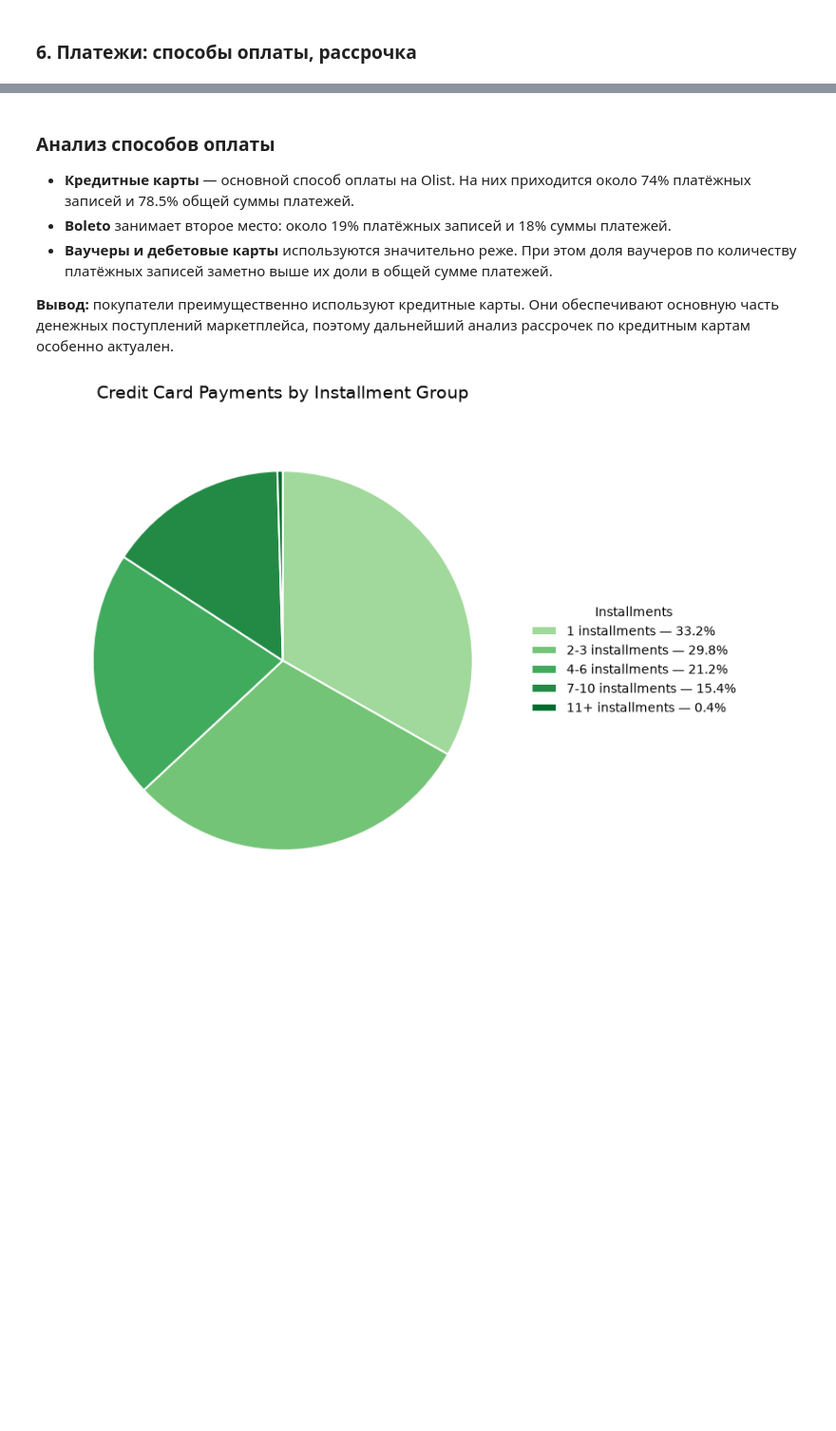
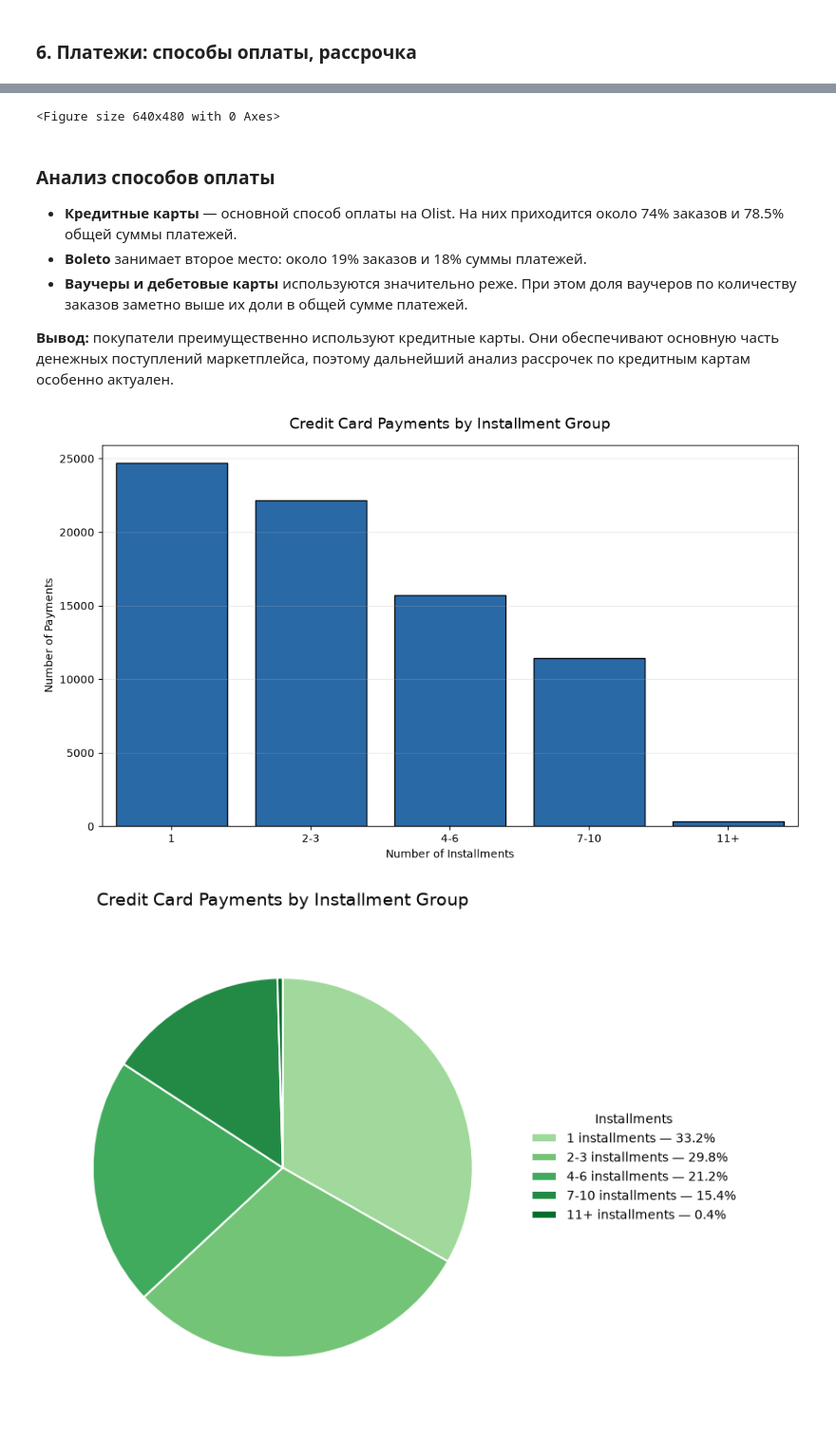
Before and after one commit to radmirmudarisov77-sketch/olist-ecommerce-sql-analysis, a Jupyter notebook: notebooks/02_eda.ipynb, the cells around one changed output, grey strips where cells are left out. Shown at 95% size. Cells and saved outputs as stored; diff of their text form; code cells hidden in the pictures; blank space fills up the shorter version.

```diff
--- a/notebooks/02_eda.ipynb
+++ b/notebooks/02_eda.ipynb
@@ -327,31 +327,28 @@ WITH seller_orders AS (
         SUM(i.price) AS revenue_without_freight,
         SUM(i.price + i.freight_value) AS revenue_with_freight,
         MAX(
-            CASE WHEN d.carrier_date_invalid IS NOT TRUE
-                  AND d.order_delivered_carrier_date IS NOT NULL
-                 THEN (i.shipping_limit_date < d.order_delivered_carrier_date)::int
-            END
+            (i.shipping_limit_date < d.order_delivered_carrier_date)::int
         ) AS carrier_late,
         (MAX(d.order_estimated_delivery_date) <
          MAX(d.order_delivered_customer_date))::int AS customer_late
     FROM order_items i
     JOIN orders_delivered d
         ON d.order_id = i.order_id
+    WHERE d.order_delivered_carrier_date IS NOT NULL
     GROUP BY i.seller_id, i.order_id
 ),
 reviews AS (
     SELECT
         order_id,
         AVG(review_score) AS review_score
-    FROM order_reviews_clean
+    FROM order_reviews
     GROUP BY order_id
 )
 SELECT
-    so.seller_id,
     SUM(so.revenue_without_freight) AS revenue_without_freight,
     SUM(so.revenue_with_freight) AS revenue_with_freight,
     COUNT(*) AS orders,
-    SUM(so.revenue_without_freight) / count(*) as aov,
+    SUM(so.revenue_without_freight) / count(*) as AOV,
     AVG(so.carrier_late) AS carrier_late_share,
     AVG(so.customer_late) AS customer_late_share,
     AVG(r.review_score) AS avg_review_score
@@ -671,20 +689,16 @@ fig.update_layout(
     height=550
 )
 
-# Plotly is a separate graphics library: plt.savefig() does not save this figure.
-# Interactive HTML export works without extra packages.
-fig.write_html("../images/distr_pay_methods.html")
-try:
-    fig.write_image("../images/distr_pay_methods.png")
-except (ImportError, ValueError, RuntimeError) as exc:
-    print("PNG export requires Plotly's Kaleido image renderer:", exc)
+plt.savefig("../images/distr_pay_methods.png", dpi=150, bbox_inches="tight")
 fig.show()
+# %% [output]
+<Figure size 640x480 with 0 Axes>
 # %% [markdown]
 ### Анализ способов оплаты
 
-- **Кредитные карты** — основной способ оплаты на Olist. На них приходится около 74% платёжных записей и 78.5% общей суммы платежей.
-- **Boleto** занимает второе место: около 19% платёжных записей и 18% суммы платежей.
-- **Ваучеры и дебетовые карты** используются значительно реже. При этом доля ваучеров по количеству платёжных записей заметно выше их доли в общей сумме платежей.
+- **Кредитные карты** — основной способ оплаты на Olist. На них приходится около 74% заказов и 78.5% общей суммы платежей.
+- **Boleto** занимает второе место: около 19% заказов и 18% суммы платежей.
+- **Ваучеры и дебетовые карты** используются значительно реже. При этом доля ваучеров по количеству заказов заметно выше их доли в общей сумме платежей.
 
 **Вывод:** покупатели преимущественно используют кредитные карты. Они обеспечивают основную часть денежных поступлений маркетплейса, поэтому дальнейший анализ рассрочек по кредитным картам особенно актуален.
 # %%
@@ -702,7 +716,6 @@ FROM order_payments p
 JOIN orders_delivered d
     ON p.order_id = d.order_id
 WHERE p.payment_type = 'credit_card'
-  AND p.payment_installments >= 1
 GROUP BY p.payment_installments
 ORDER BY installments
 """, engine)
@@ -726,33 +739,35 @@ grouped_installments = (
     )
 )
 
 order = ['1', '2-3', '4-6', '7-10', '11+']
 grouped_installments['installment_group'] = pd.Categorical(
     grouped_installments['installment_group'],
     categories=order,
     ordered=True
 )
 
 grouped_installments = grouped_installments.sort_values('installment_group')
 
 plt.figure(figsize=(10, 6))
 
 sns.barplot(
     data=grouped_installments,
     x='installment_group',
     y='payments_cnt',
     color='#146ABB',
     edgecolor='black'
 )
 
 plt.title('Credit Card Payments by Installment Group', fontsize=14, pad=15)
 plt.xlabel('Number of Installments')
 plt.ylabel('Number of Payments')
 plt.grid(axis='y', alpha=0.25)
 
 plt.tight_layout()
 plt.savefig("../images/cc_inst_group_count.png", dpi=150, bbox_inches="tight")
 plt.show()
+# %% [output]
+[figure, added]
 # %%
 
 df = installments[installments['installments'] >= 1].copy()
```
Also changed, not shown: parts of 5 cells of this notebook.
